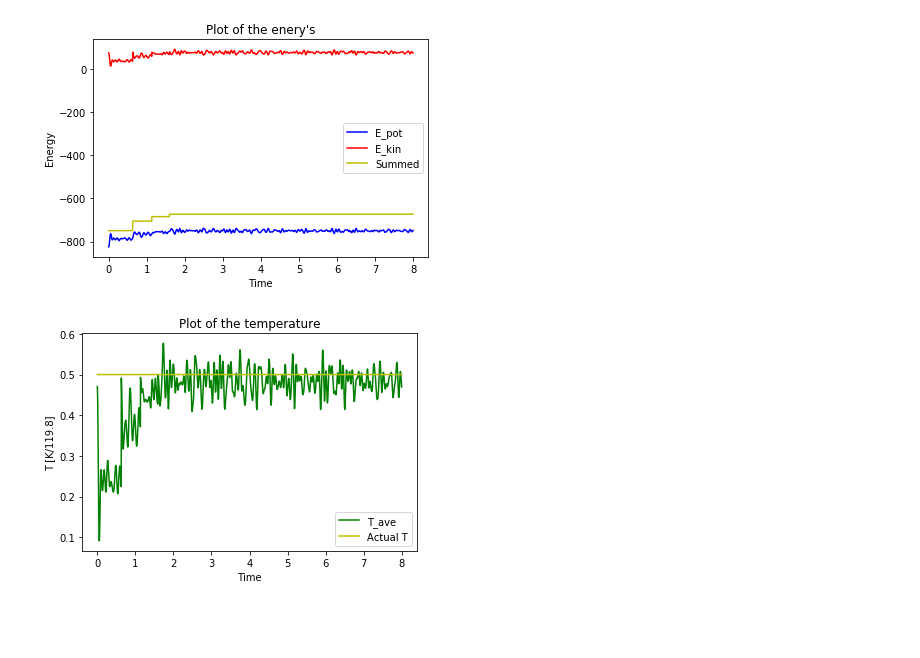
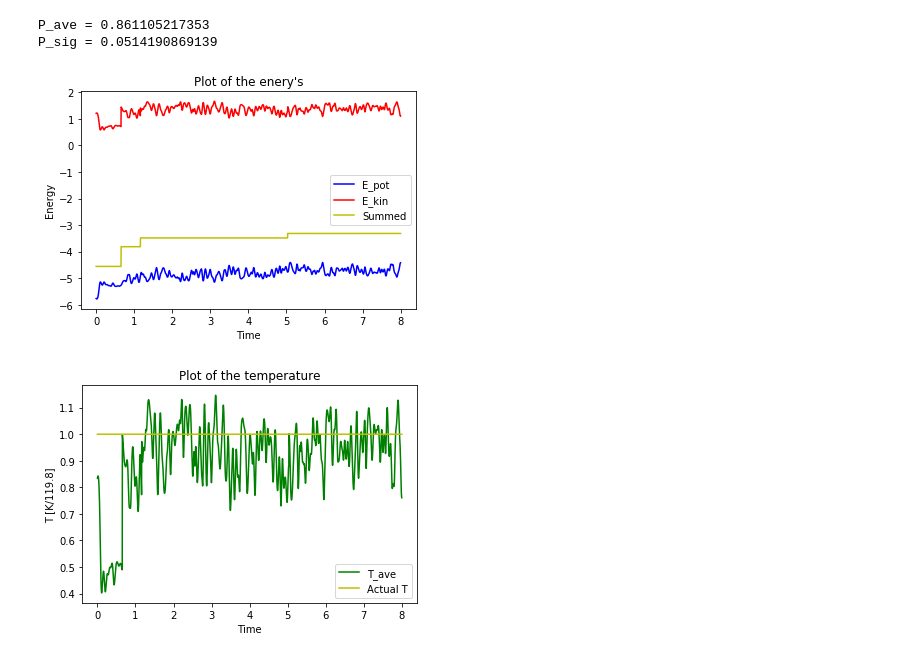
Before and after one commit to VHeusinkveld/Argon_Atom_Simulation-CP1, a Jupyter notebook: main_file.ipynb, the cells around one changed output. Cells and saved outputs as stored; diff of their text form; code cells hidden in the pictures; blank space fills up the shorter version.

Commit message:
Added Pressure (tom did)"

```diff
--- a/main_file.ipynb
+++ b/main_file.ipynb
@@ -233,11 +233,11 @@ def pot_calc(U, v):
 # Initialization
 
 # Parameters
-T = 0.5 # Kelvin /119.8
-density = 1.2
+T = 1 # Kelvin /119.8
+density = 0.8
 
 # Initial positions
-unit_power = 3
+unit_power = 2
 unit_cells = unit_power**3
 N_unit = 4 # 4 partciles per unit cell
 unit_size = (N_unit/density)**(1/3)
@@ -278,6 +278,7 @@ C_v = np.zeros((len(t_range),1),dtype=float)
 E_kin = np.zeros((len(t_range),1),dtype=float)
 T_tot = np.zeros((len(t_range),1),dtype=float)
 N_inter = np.zeros((len(t_range),1),dtype=float)
+Sum_rF = np.zeros((len(t_range),1),dtype=float)
 last_renorm_time = 0
 
 l_mfp = 1/N*(L**dim)/(np.pi*N*(1**(dim-1))) #mean free path per particle
@@ -305,6 +306,7 @@ for i, t in enumerate(t_range):
 
     x, v, F_tot, U, r = xv_iteration(algorithm, x, v, F_tot, L, N, dim)
 
+    Sum_rF[i] = np.sum(np.sum(x*F_tot, axis=0))
     force[i,:,:] = F_tot.transpose()
     vel[i,:,:] = v.transpose()
     pos[i, :, :] = x.transpose()
@@ -361,26 +374,46 @@ plt.show()
+# %%
+# Pressure determination (dimensionless version)
+
+'''According to eq. 7.36 in Jos' book (beta*P/n)'''
+
+trials = 100
+btstrp_seq = btstrp_rnd_gen(trials, i, last_renorm_time)
+P = np.zeros((trials,1),dtype=float)
+
+for j in range(trials):
+    Sum_rF_ave = Sum_rF[btstrp_seq[j]].sum()/(i-last_renorm_time)
+    P[j] = 1-1/(3*N)*Sum_rF_ave
+
+P_ave = P.sum()/trials
+P_sig = np.sqrt((P**2).sum()/trials - P_ave**2)
+print('P_ave =', P_ave)
+print('P_sig =', P_sig)
+# %% [output]
+P_ave = 0.861105217353
+P_sig = 0.0514190869139
 # %%
 # Plotting of energy and temperature
 
 
-plt.plot(t_range,E_pot,'b')
-plt.plot(t_range,E_kin,'r')
-plt.plot(t_range,E_kin+E_pot,'y')
+plt.plot(t_range,E_pot/N,'b')
+plt.plot(t_range,E_kin/N,'r')
+plt.plot(t_range,(E_kin+E_pot)/N,'y')
 plt.legend(['E_pot','E_kin','Summed'])
 plt.title("Plot of the enery's")
 plt.xlabel('Time')
 plt.ylabel('Energy')
 plt.show()
 
 plt.plot(t_range,T_tot,'g')
 plt.plot(t_range,np.ones((len(t_range),1),dtype=float)*T,'y')
 plt.legend(['T_ave','Actual T'])
 plt.title("Plot of the temperature")
 plt.xlabel('Time')
 plt.ylabel('T [K/119.8]')
 plt.show()
 # %% [output]
-[figure, old version]
+[figure, new version]
-[figure, old version]
+[figure, new version]
 # %%
 # Make an animation
 
```
Also changed, not shown: parts of 5 cells of this notebook.
